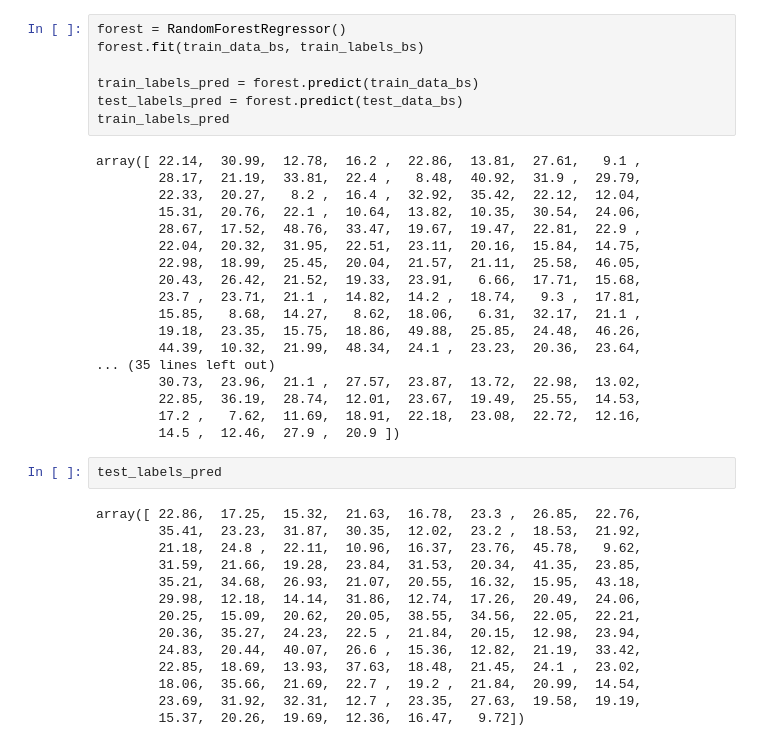
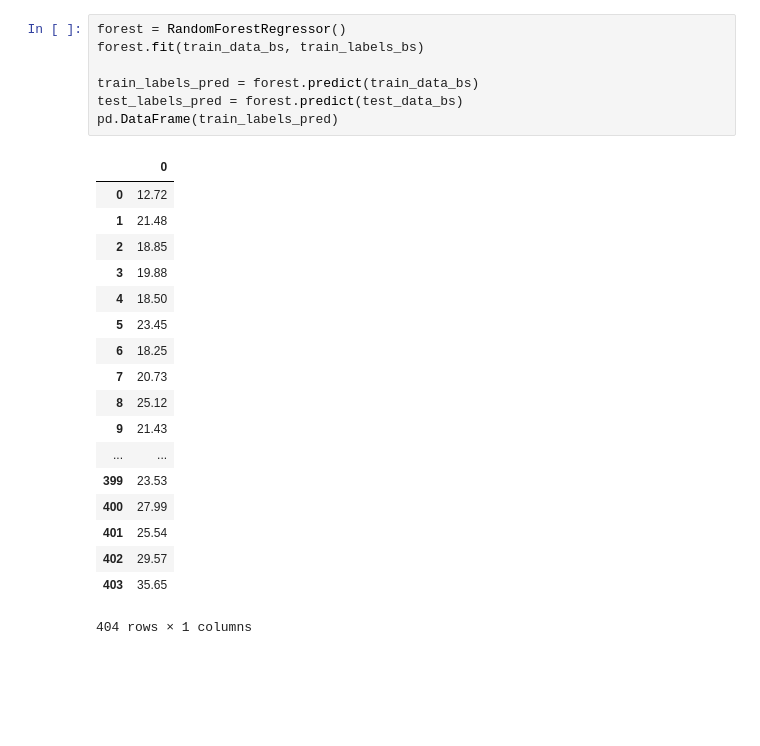
Before and after one commit to mychaelstyle/seminar, a Jupyter notebook: Data Analysis Part4 RandomForest.ipynb, the cells around one changed output. Drawn from its saved outputs; the diff is of its cells as text; blank space fills up the shorter version.

```diff
--- a/Data Analysis Part4 RandomForest.ipynb
+++ b/Data Analysis Part4 RandomForest.ipynb
@@ -85,41 +118,26 @@ array([ 22.3,  23.1,  13.1,  21.4,  19.4,  24.8,  23.9,  16.5,  36.1,
 # %%
 forest = RandomForestRegressor()
 forest.fit(train_data_bs, train_labels_bs)
 
 train_labels_pred = forest.predict(train_data_bs)
 test_labels_pred = forest.predict(test_data_bs)
-train_labels_pred
+pd.DataFrame(train_labels_pred)
 # %% [output]
+|  | 0 |
+| 0 | 12.72 |
+| 1 | 21.48 |
+| 2 | 18.85 |
+| 3 | 19.88 |
+| 4 | 18.50 |
+| 5 | 23.45 |
+| 6 | 18.25 |
+| 7 | 20.73 |
+| 8 | 25.12 |
+| 9 | 21.43 |
+| ... | ... |
+| 399 | 23.53 |
+| 400 | 27.99 |
+| 401 | 25.54 |
+| 402 | 29.57 |
+| 403 | 35.65 |
-array([ 22.14,  30.99,  12.78,  16.2 ,  22.86,  13.81,  27.61,   9.1 ,
-        28.17,  21.19,  33.81,  22.4 ,   8.48,  40.92,  31.9 ,  29.79,
-        22.33,  20.27,   8.2 ,  16.4 ,  32.92,  35.42,  22.12,  12.04,
-        15.31,  20.76,  22.1 ,  10.64,  13.82,  10.35,  30.54,  24.06,
-        28.67,  17.52,  48.76,  33.47,  19.67,  19.47,  22.81,  22.9 ,
-        22.04,  20.32,  31.95,  22.51,  23.11,  20.16,  15.84,  14.75,
-        22.98,  18.99,  25.45,  20.04,  21.57,  21.11,  25.58,  46.05,
-        20.43,  26.42,  21.52,  19.33,  23.91,   6.66,  17.71,  15.68,
-        23.7 ,  23.71,  21.1 ,  14.82,  14.2 ,  18.74,   9.3 ,  17.81,
-        15.85,   8.68,  14.27,   8.62,  18.06,   6.31,  32.17,  21.1 ,
-        19.18,  23.35,  15.75,  18.86,  49.88,  25.85,  24.48,  46.26,
-        44.39,  10.32,  21.99,  48.34,  24.1 ,  23.23,  20.36,  23.64,
-... (35 lines left out)
-        30.73,  23.96,  21.1 ,  27.57,  23.87,  13.72,  22.98,  13.02,
-        22.85,  36.19,  28.74,  12.01,  23.67,  19.49,  25.55,  14.53,
-        17.2 ,   7.62,  11.69,  18.91,  22.18,  23.08,  22.72,  12.16,
-        14.5 ,  12.46,  27.9 ,  20.9 ])
+404 rows × 1 columns
-# %%
-test_labels_pred
-# %% [output]
-array([ 22.86,  17.25,  15.32,  21.63,  16.78,  23.3 ,  26.85,  22.76,
-        35.41,  23.23,  31.87,  30.35,  12.02,  23.2 ,  18.53,  21.92,
-        21.18,  24.8 ,  22.11,  10.96,  16.37,  23.76,  45.78,   9.62,
-        31.59,  21.66,  19.28,  23.84,  31.53,  20.34,  41.35,  23.85,
-        35.21,  34.68,  26.93,  21.07,  20.55,  16.32,  15.95,  43.18,
-        29.98,  12.18,  14.14,  31.86,  12.74,  17.26,  20.49,  24.06,
-        20.25,  15.09,  20.62,  20.05,  38.55,  34.56,  22.05,  22.21,
-        20.36,  35.27,  24.23,  22.5 ,  21.84,  20.15,  12.98,  23.94,
-        24.83,  20.44,  40.07,  26.6 ,  15.36,  12.82,  21.19,  33.42,
-        22.85,  18.69,  13.93,  37.63,  18.48,  21.45,  24.1 ,  23.02,
-        18.06,  35.66,  21.69,  22.7 ,  19.2 ,  21.84,  20.99,  14.54,
-        23.69,  31.92,  32.31,  12.7 ,  23.35,  27.63,  19.58,  19.19,
-        15.37,  20.26,  19.69,  12.36,  16.47,   9.72])
```
Also changed, not shown: parts of 10 cells of this notebook.
